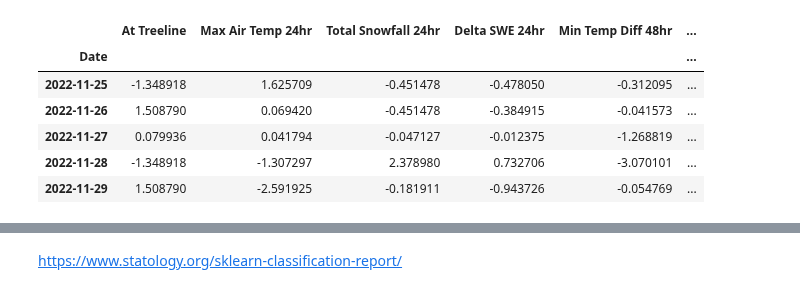
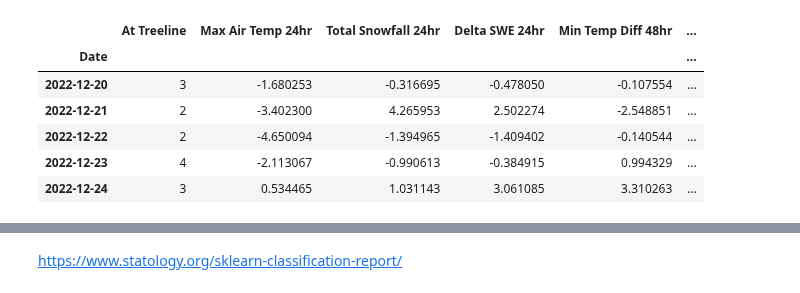
Before and after one commit to itsjpb/470-avalanche-prediction, a Jupyter notebook: jupyter/try_nn.ipynb, the cells around one changed output, grey strips where cells are left out. Drawn from its saved outputs; the diff is of its cells as text; code cells hidden in the pictures.

```diff
--- a/jupyter/try_nn.ipynb
+++ b/jupyter/try_nn.ipynb
@@ -53,13 +48,13 @@ scaled_df.head()
-# %%
-normalized_df.head()
-# %% [output]
-|  | At Treeline | Max Air Temp 24hr | Total Snowfall 24hr | Delta SWE 24hr | Min Temp Diff 48hr | ... |
-| Date |  |  |  |  |  | ... |
-| 2022-11-25 | -1.348918 | 1.625709 | -0.451478 | -0.478050 | -0.312095 | ... |
-| 2022-11-26 | 1.508790 | 0.069420 | -0.451478 | -0.384915 | -0.041573 | ... |
-| 2022-11-27 | 0.079936 | 0.041794 | -0.047127 | -0.012375 | -1.268819 | ... |
-| 2022-11-28 | -1.348918 | -1.307297 | 2.378980 | 0.732706 | -3.070101 | ... |
-| 2022-11-29 | 1.508790 | -2.591925 | -0.181911 | -0.943726 | -0.054769 | ... |
+# %%
+normalized_df.iloc[25:30]
+# %% [output]
+|  | At Treeline | Max Air Temp 24hr | Total Snowfall 24hr | Delta SWE 24hr | Min Temp Diff 48hr | ... |
+| Date |  |  |  |  |  | ... |
+| 2022-12-20 | 3 | -1.680253 | -0.316695 | -0.478050 | -0.107554 | ... |
+| 2022-12-21 | 2 | -3.402300 | 4.265953 | 2.502274 | -2.548851 | ... |
+| 2022-12-22 | 2 | -4.650094 | -1.394965 | -1.409402 | -0.140544 | ... |
+| 2022-12-23 | 4 | -2.113067 | -0.990613 | -0.384915 | 0.994329 | ... |
+| 2022-12-24 | 3 | 0.534465 | 1.031143 | 3.061085 | 3.310263 | ... |
 # %%
 from sklearn.model_selection import train_test_split
 
```
Also changed, not shown: parts of 5 cells of this notebook.
